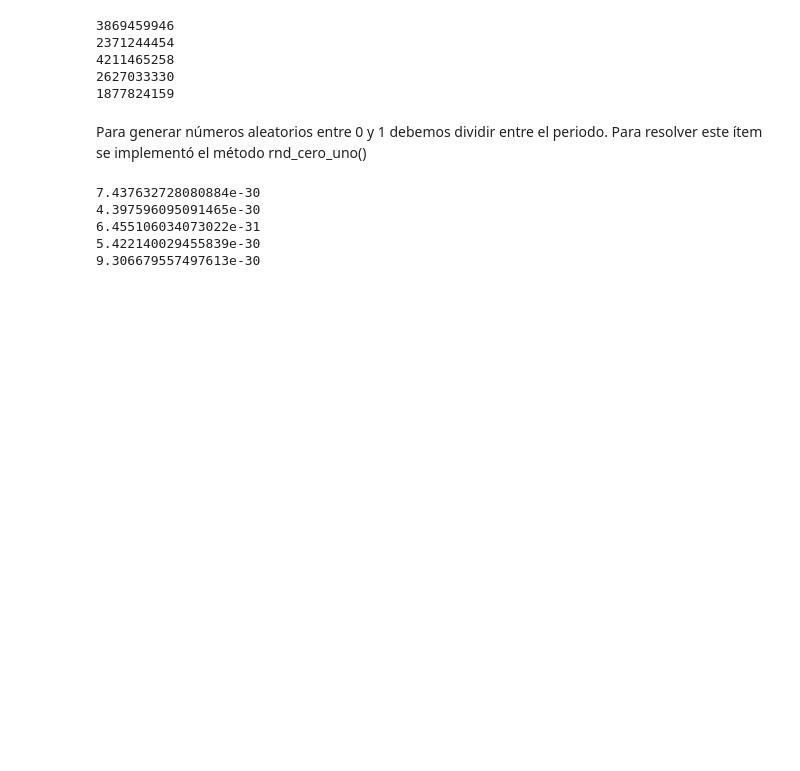
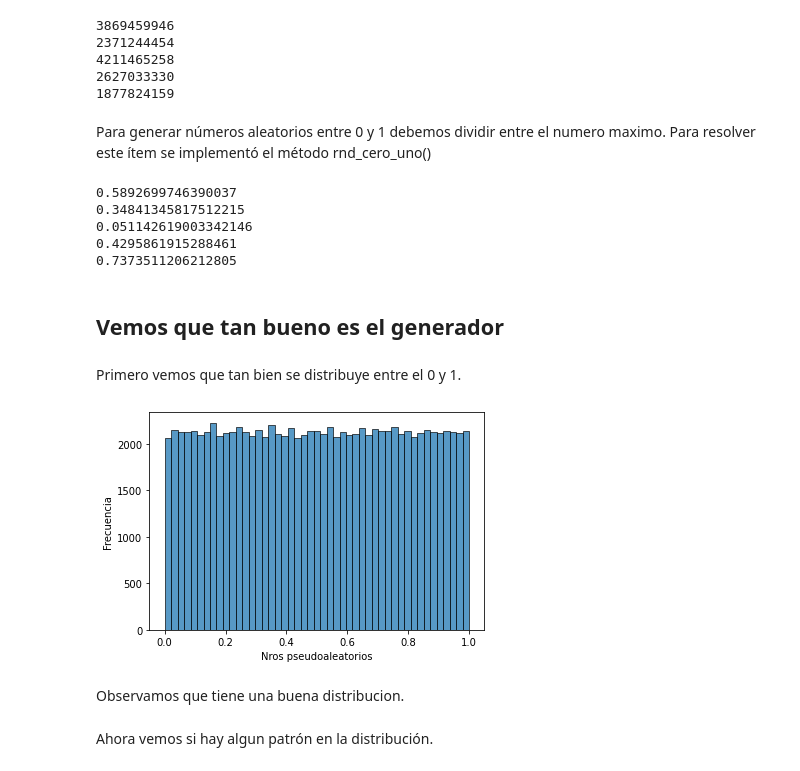
Before and after one commit to delpinor/tp-simulacion, a Jupyter notebook: TP1/ej_01.ipynb, the cells around one changed output. Saved outputs shown, nothing was run; the diff lists cells and outputs as text; code cells hidden in the pictures; blank space fills up the shorter version.

Commit message:
rnd_cero_uno arreglado y graficos agregados

```diff
--- a/TP1/ej_01.ipynb
+++ b/TP1/ej_01.ipynb
@@ -18,10 +24,11 @@ class XORSHIFT128:
         self.z=self.w
         self.w = (self.w ^ (self.w >> 19)) ^ (tmp ^ (tmp >> 8))
         return self.w & 0xFFFFFFFF # Salida de 32 bits
+
     def rnd_cero_uno(self):
-        return self.rnd()/self.periodo
+        return self.rnd()/(2**32 - 1)
 
-generador = XORSHIFT128(123456789, 362436069,521288629,88675123)
+generador = XORSHIFT128(123456789, 362436069, 521288629, 88675123)
 for _ in range(5):
     numero_generado = generador.rnd()
     print(numero_generado)
@@ -32,14 +39,31 @@ for _ in range(5):
 2627033330
 1877824159
 # %% [markdown]
-Para generar números aleatorios entre 0 y 1 debemos dividir entre el periodo. Para resolver este ítem se implementó el método rnd_cero_uno()
+Para generar números aleatorios entre 0 y 1 debemos dividir entre el numero maximo. Para resolver este ítem se implementó el método rnd_cero_uno()
 # %%
 for _ in range(5):
     numero_generado = generador.rnd_cero_uno()
     print(numero_generado)
 # %% [output]
-7.437632728080884e-30
-4.397596095091465e-30
-6.455106034073022e-31
-5.422140029455839e-30
-9.306679557497613e-30
+0.5892699746390037
+0.34841345817512215
+0.051142619003342146
+0.4295861915288461
+0.7373511206212805
+# %% [markdown]
+## Vemos que tan bueno es el generador
+# %% [markdown]
+Primero vemos que tan bien se distribuye entre el 0 y 1.
+# %%
+observaciones = []
+for _ in range(10**5):
+  observaciones.append(generador.rnd_cero_uno())
+# %%
+sns_hist=sns.histplot(data=observaciones).set(xlabel="Nros pseudoaleatorios",ylabel="Frecuencia")
+plt.show()
+# %% [output]
+[figure, added]
+# %% [markdown]
+Observamos que tiene una buena distribucion.
+# %% [markdown]
+Ahora vemos si hay algun patrón en la distribución.
```
Also changed, not shown: parts of 7 cells of this notebook.
